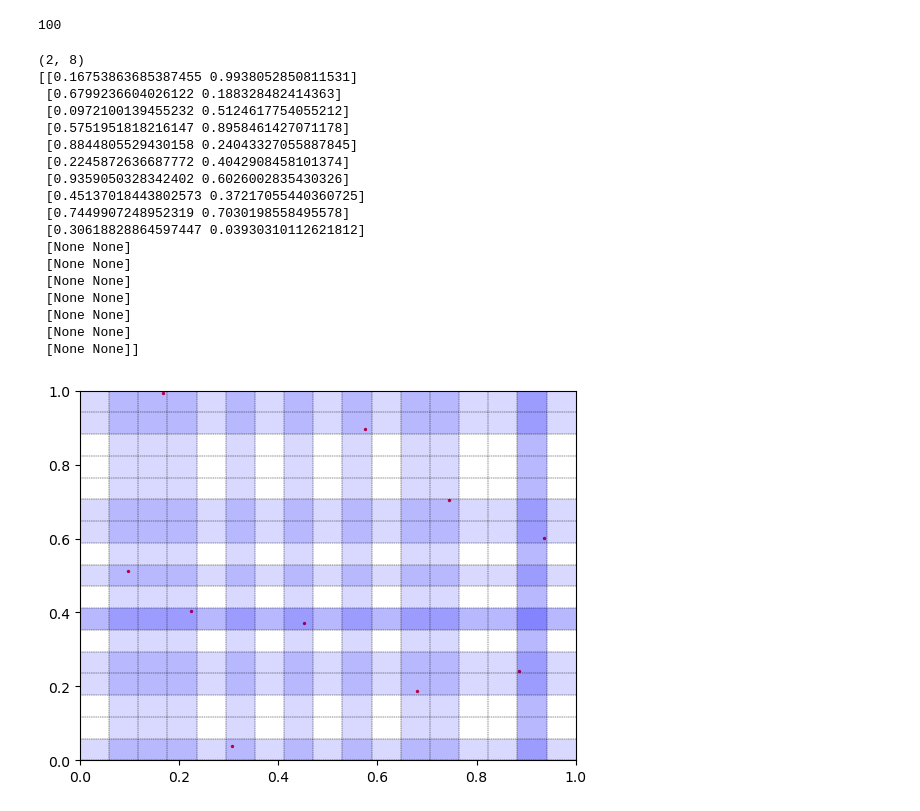
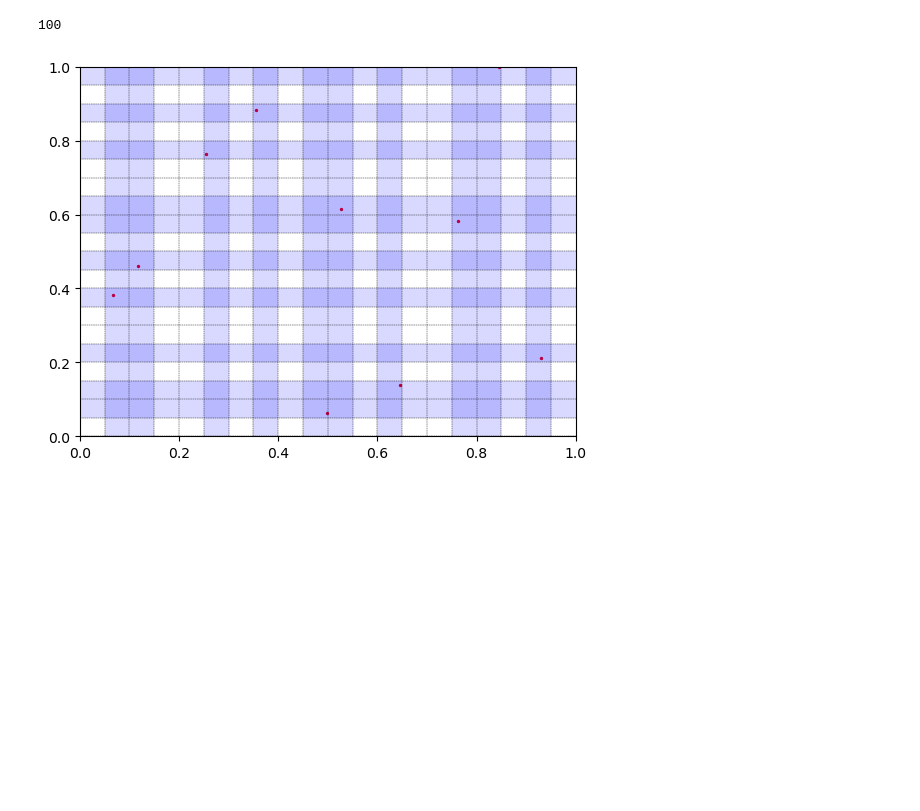
Before and after one commit to alecrespi/latinexpansion, a Jupyter notebook: eLHS.ipynb, the cells around one changed output. Cells and saved outputs as stored; diff of their text form; code cells hidden in the pictures; blank space fills up the shorter version.

Commit message:
PeLHS and vacancies computation divided

```diff
--- a/eLHS.ipynb
+++ b/eLHS.ipynb
@@ -104,45 +104,15 @@ lhs_grader(ss1)
 # %% [output]
 100
 # %%
-# SANDBOX
 # tick for PeLHS vacancies
 def PartialeLHS(lhs: np.ndarray, M:int):
-    # vacancies = [[i for i in range(lhs.shape[0] + M)] for _ in range(lhs.shape[1])]
-    N, P = lhs.shape
+    _, P = lhs.shape
     PeLHS = np.concatenate((lhs, np.array([[None for _ in range(P)] for _ in range(M)])))
-    sdk = sudoku_identity(PeLHS)
-    # list of vacancies available in PeLHS
-    # change vacancy array allocation to match a proper np matrix
-    vacancies = np.array([[i for i in range(N + M) if sdk[i, j] == 0] for j in range(P)], dtype=object)
-    print(vacancies.shape)
-    # TODO: fill the vacancies with proper LHS samples (two cases: perfect expansion and degenerate expansion)
-    #
-
     return PeLHS
 
-
-N, M = 10, 7
+N, M = 10, 10
 ss2 = LHS.random(N)
 pss2 = PartialeLHS(ss2, M)
-print(pss2)
 plotLHS(pss2, grid=True, highlight=True)
 # %% [output]
-(2, 8)
-[[0.16753863685387455 0.9938052850811531]
- [0.6799236604026122 0.188328482414363]
- [0.0972100139455232 0.5124617754055212]
- [0.5751951818216147 0.8958461427071178]
- [0.8844805529430158 0.24043327055887845]
- [0.2245872636687772 0.4042908458101374]
- [0.9359050328342402 0.6026002835430326]
- [0.45137018443802573 0.37217055440360725]
- [0.7449907248952319 0.7030198558495578]
- [0.30618828864597447 0.03930310112621812]
- [None None]
- [None None]
- [None None]
- [None None]
- [None None]
- [None None]
- [None None]]
-[figure, old version]
+[figure, new version]
```
Also changed, not shown: parts of 1 cell of this notebook.
